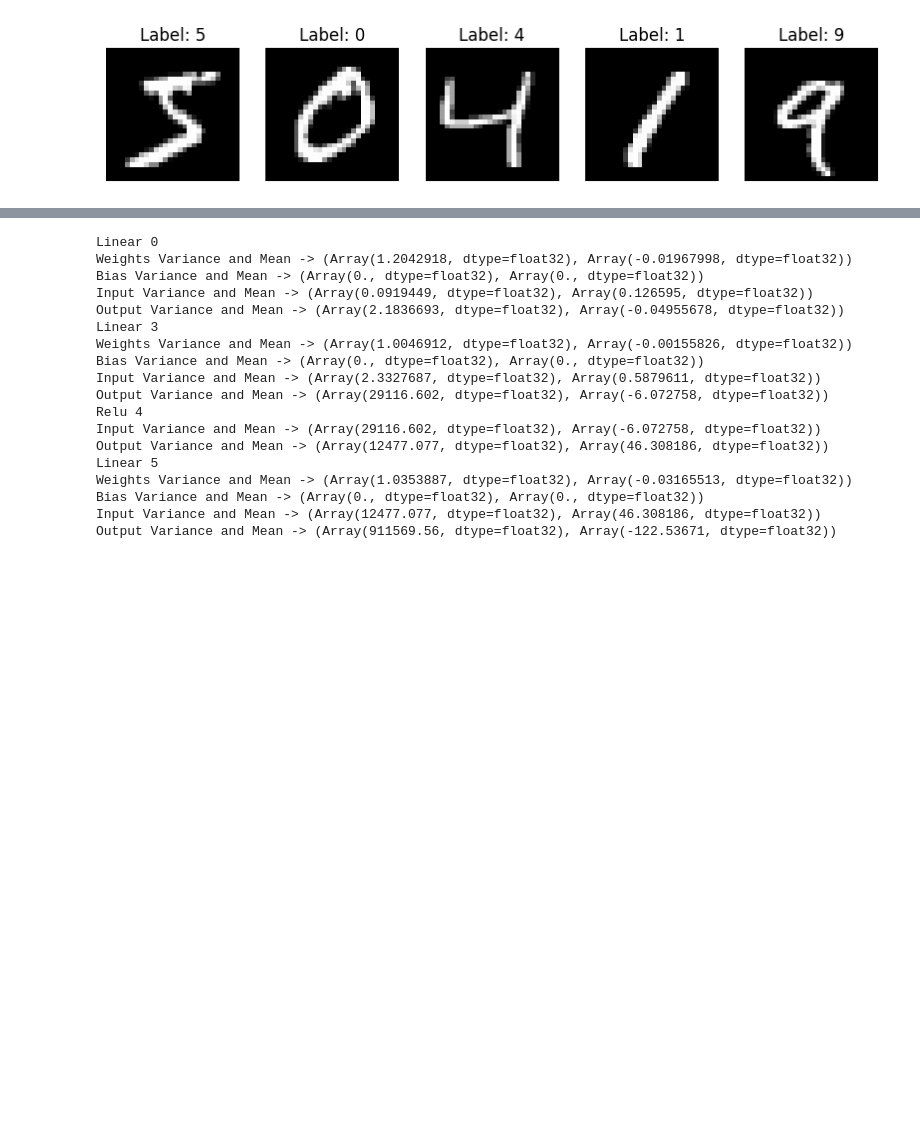
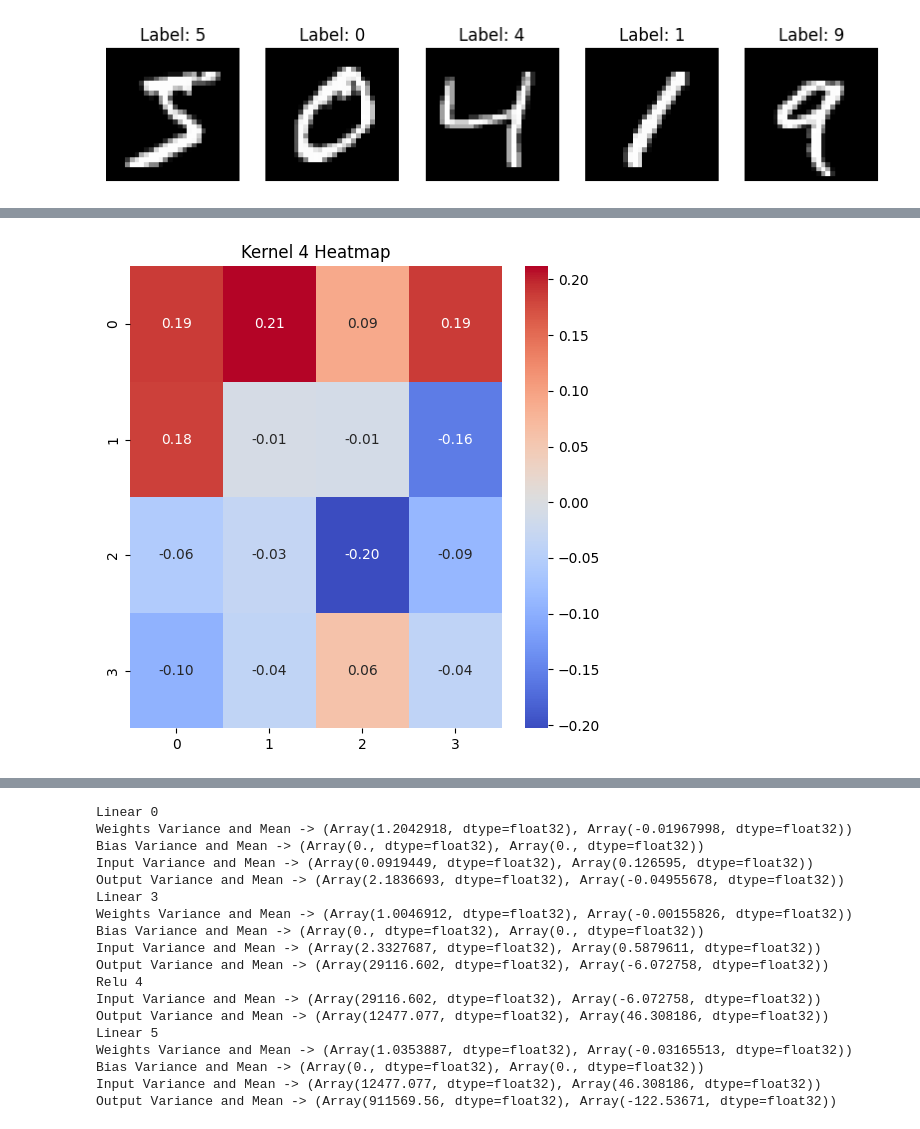
Before and after one commit to SanjithKumar2/MiniTorch, a Jupyter notebook: CNNVFC.ipynb, the cells around one changed output, grey strips where cells are left out. Saved outputs shown, nothing was run; the diff lists cells and outputs as text; code cells hidden in the pictures; blank space fills up the shorter version.

```diff
--- a/CNNVFC.ipynb
+++ b/CNNVFC.ipynb
@@ -95,0 +132,4 @@ Loss for 0/20 -> 0.707603931427002
+# %%
+net.layers[0].plot_kernel(4)
+# %% [output]
+[figure, added]
```
Also changed, not shown: parts of 14 cells of this notebook, 2 other files.
